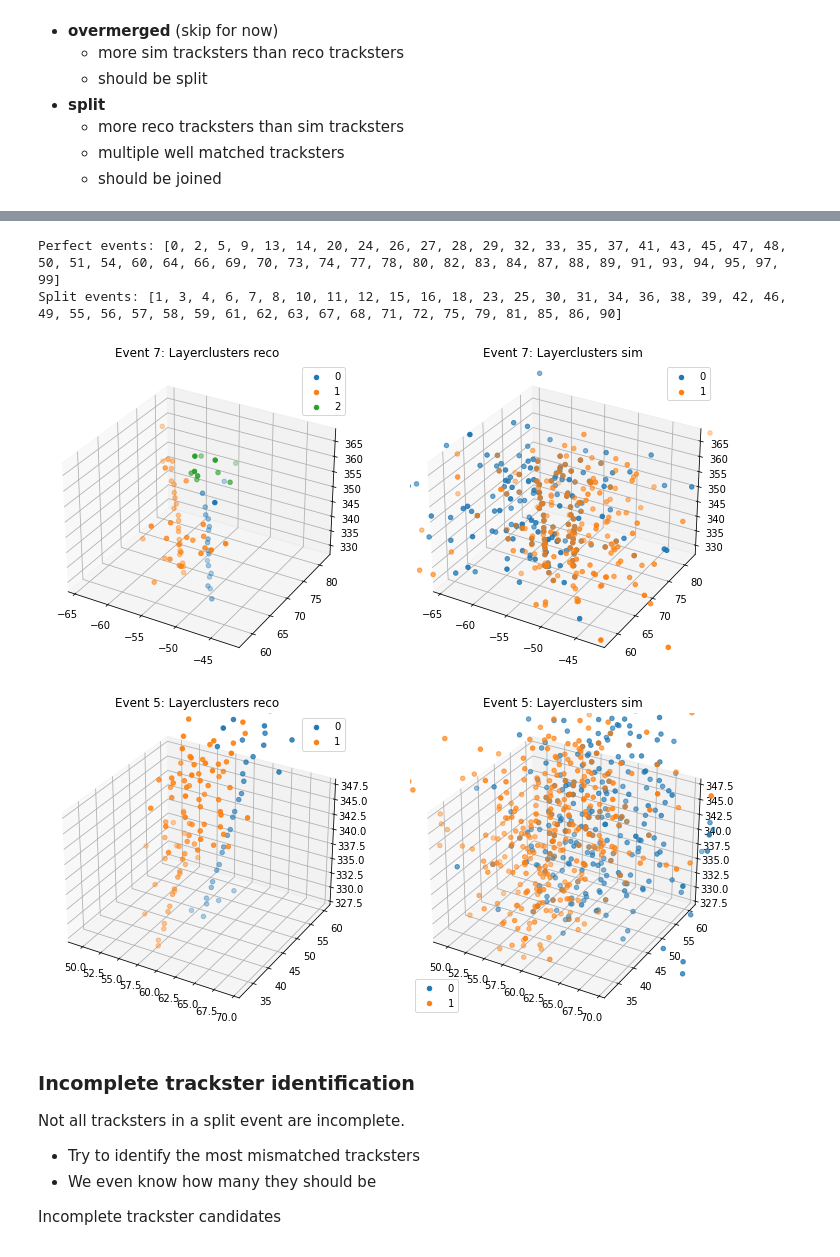
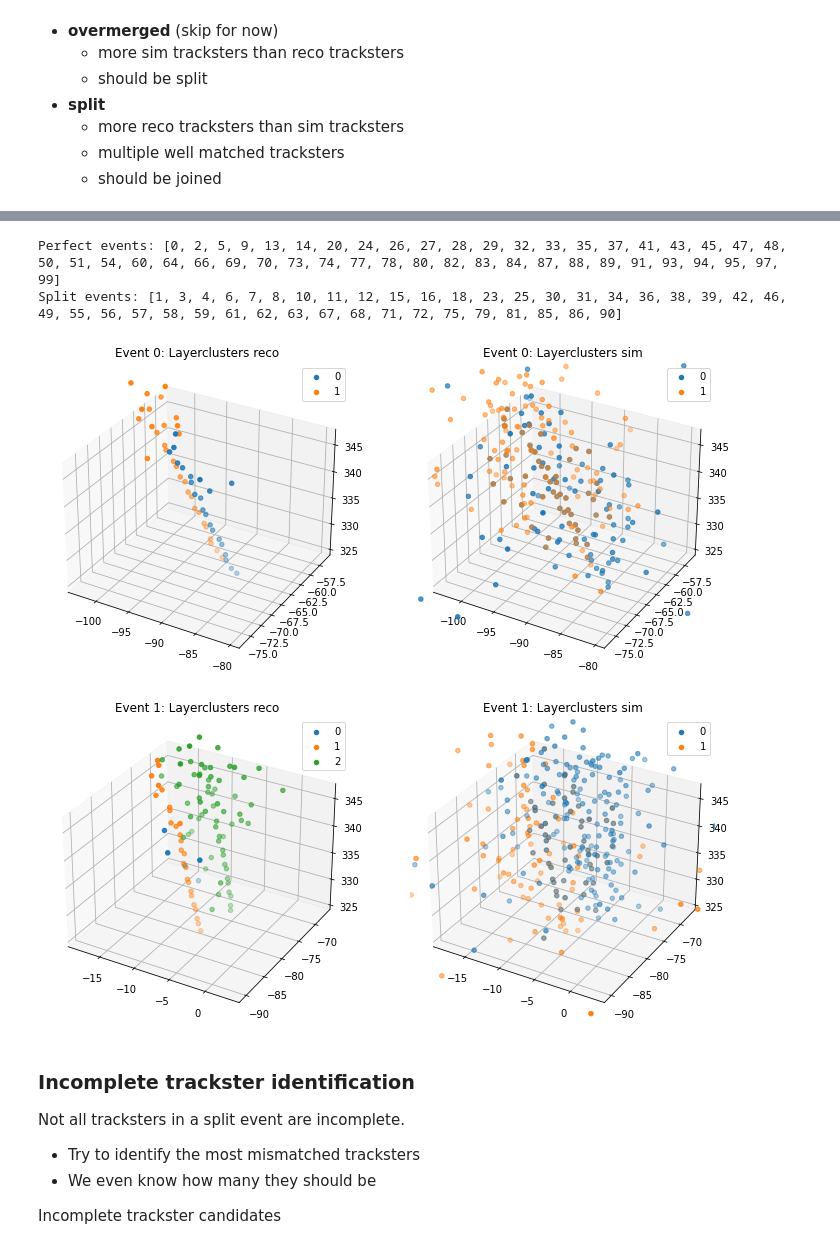
Before and after one commit to edcuba/TICLHack22_PatternReco, a Jupyter notebook: build_dataset.ipynb, the cells around one changed output, grey strips where cells are left out. Cells and saved outputs as stored; diff of their text form; code cells hidden in the pictures.

```diff
--- a/build_dataset.ipynb
+++ b/build_dataset.ipynb
@@ -199,37 +147,2 @@ Sim to reco indexes: [[2, 0, 1], [1, 2, 0]]
 # %%
-perfect_eids = []
-split_eids = []
-match_threshold = 0.2
-
-for eid in range(len(tracksters["event"].array())):
-
-    # get the number of tracksters
-    num_rec_t = tracksters["NTracksters"].array()[eid]
-    num_sim_t = simtracksters["stsSC_NTracksters"].array()[eid]
-
-    # get reco <-> sim maps
-    r2s = np.array(associations["tsCLUE3D_recoToSim_SC_score"].array()[eid])
-    s2r = np.array(associations["tsCLUE3D_simToReco_SC_score"].array()[eid])
-
-    if num_rec_t == num_sim_t:  # matching number of tracksters
-        perf_match = True  # assume perfect match
-
-        for ti, reco_t in enumerate(r2s):
-            sim_mask = (reco_t < match_threshold).astype(int)
-            if np.sum(sim_mask) != 1:
-                perf_match = False
-                print(f"Event {eid}/{ti} reco to sim mismatch: {reco_t}")
-
-        for ti, sim_t in enumerate(s2r):
-            reco_mask = (sim_t < match_threshold).astype(int)
-            if np.sum(reco_mask) != 1:
-                perf_match = False
-                print(f"Event {eid}/{ti} sim to reco mismatch: {sim_t}")
-
-        if perf_match:
-            perfect_eids.append(eid)
-
-    elif num_rec_t > num_sim_t: # split
-        split_eids.append(eid)
-    else:                       # overmerged
-        print(f"Event {eid} is overmerged ({num_sim_t} in {num_rec_t})")
+perfect_eids, split_eids = get_eid_splits(tracksters, simtracksters, associations)
@@ -256,14 +149,14 @@ Event 98 is overmerged (2 in 1)
 # %%
 print("Perfect events:", perfect_eids)
 print("Split events:", split_eids)
 
-plot_event(7)
-plot_event(5)
+plot_event(tracksters, simtracksters, perfect_eids[0])
+plot_event(tracksters, simtracksters, split_eids[0])
 # %% [output]
 Perfect events: [0, 2, 5, 9, 13, 14, 20, 24, 26, 27, 28, 29, 32, 33, 35, 37, 41, 43, 45, 47, 48, 50, 51, 54, 60, 64, 66, 69, 70, 73, 74, 77, 78, 80, 82, 83, 84, 87, 88, 89, 91, 93, 94, 95, 97, 99]
 Split events: [1, 3, 4, 6, 7, 8, 10, 11, 12, 15, 16, 18, 23, 25, 30, 31, 34, 36, 38, 39, 42, 46, 49, 55, 56, 57, 58, 59, 61, 62, 63, 67, 68, 71, 72, 75, 79, 81, 85, 86, 90]
-[figure, old version]
+[figure, new version]
-[figure, old version]
+[figure, new version]
 # %% [markdown]
 ### Incomplete trackster identification
 
```
Also changed, not shown: parts of 16 cells of this notebook, 3 other files.
